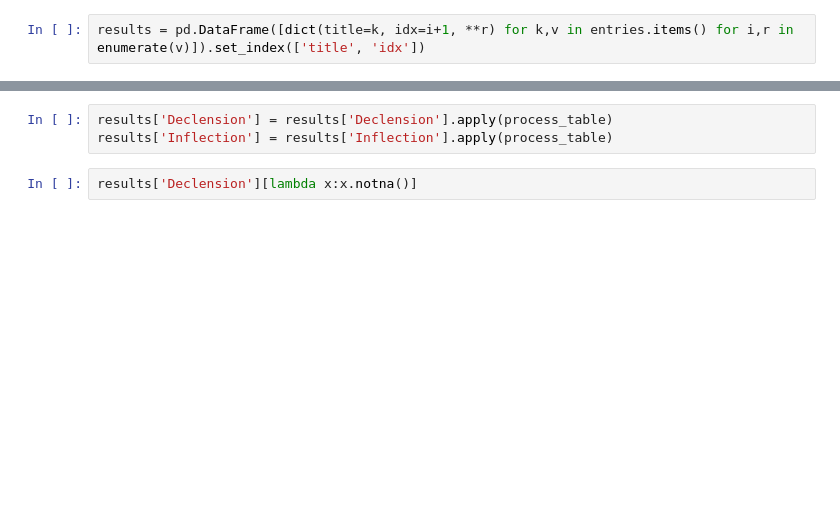
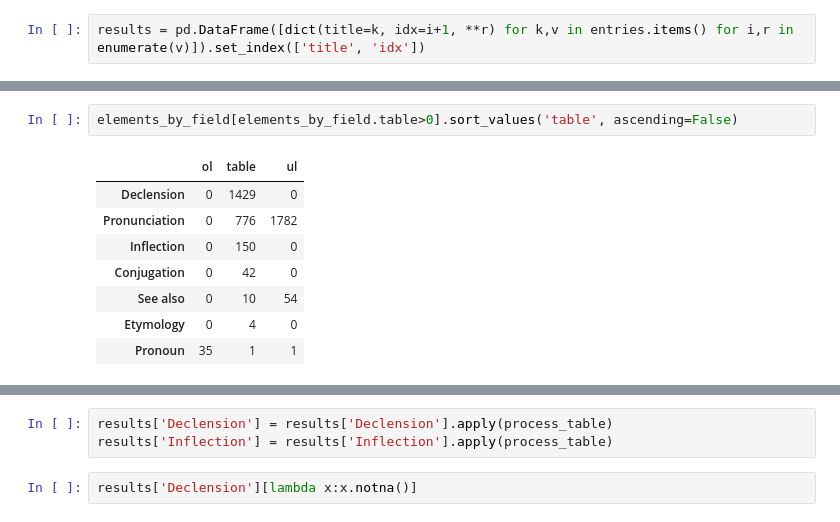
Before and after one commit to kebuhcah/viet-wiktionary-scrape, a Jupyter notebook: sandbox.ipynb, the cells around one changed output, grey strips where cells are left out. Cells and saved outputs as stored; diff of their text form; blank space fills up the shorter version.

```diff
--- a/sandbox.ipynb
+++ b/sandbox.ipynb
@@ -193,3 +217,14 @@ raw_results = pd.DataFrame([dict(title=k, idx=i+1, **r) for k,v in entries.items
+# %%
+elements_by_field[elements_by_field.table>0].sort_values('table', ascending=False)
+# %% [output]
+|  | ol | table | ul |
+| Declension | 0 | 1429 | 0 |
+| Pronunciation | 0 | 776 | 1782 |
+| Inflection | 0 | 150 | 0 |
+| Conjugation | 0 | 42 | 0 |
+| See also | 0 | 10 | 54 |
+| Etymology | 0 | 4 | 0 |
+| Pronoun | 35 | 1 | 1 |
 # %%
 columns_by_freq = results.count().sort_values(ascending=False)
 results = results[columns_by_freq.index] #[lambda x:x['Verb'].notna()]
```
Also changed, not shown: parts of 8 cells of this notebook.
